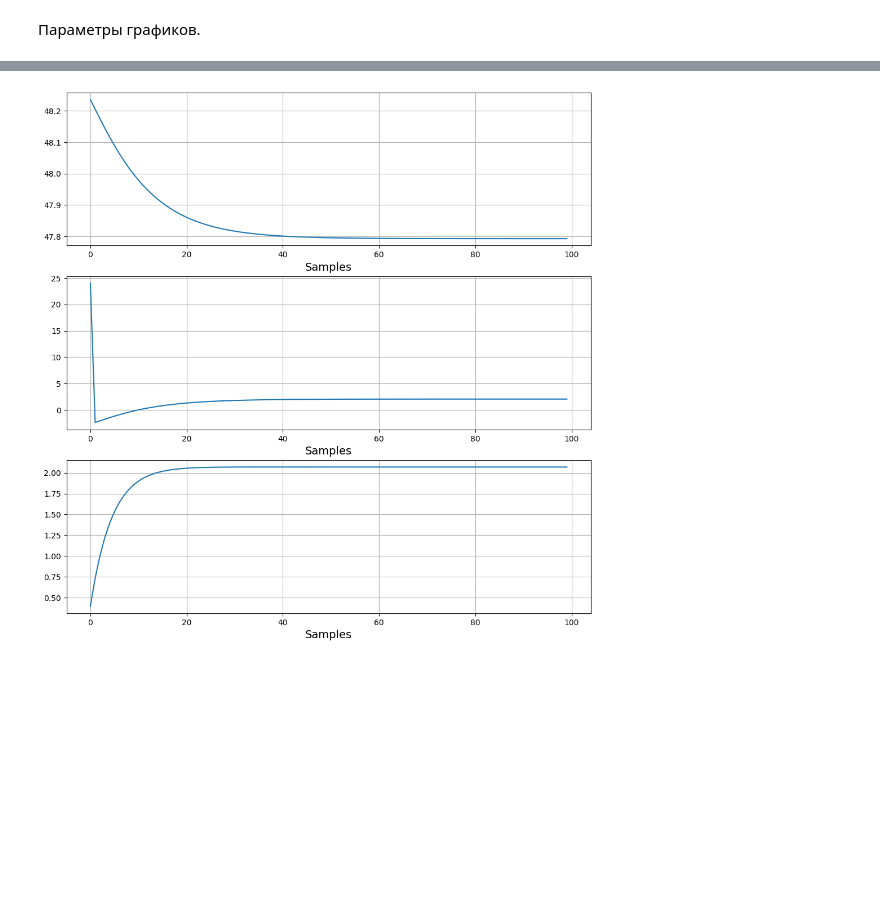
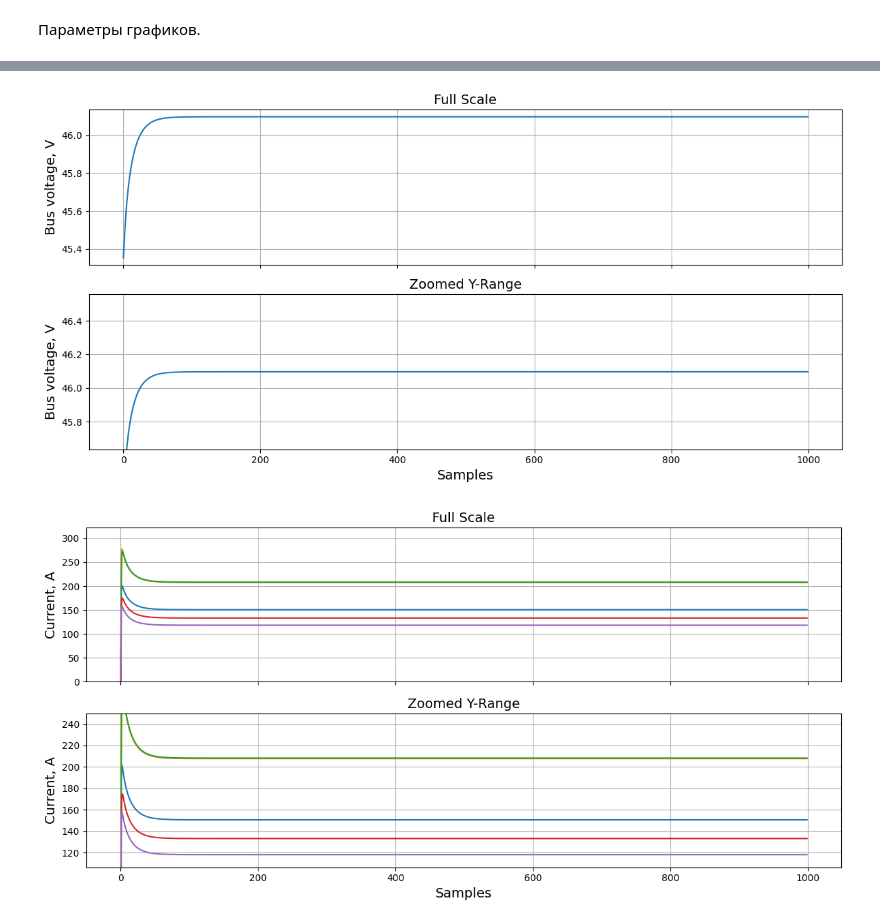
Before and after one commit to romangorbunov91/dc-microgrid, a Jupyter notebook: test_agents.ipynb, the cells around one changed output, grey strips where cells are left out. Cells and saved outputs as stored; diff of their text form; code cells hidden in the pictures; blank space fills up the shorter version.

```diff
--- a/test_agents.ipynb
+++ b/test_agents.ipynb
@@ -55,20 +82,0 @@ for n in range(N_STEPS):
-# %%
-i_load = 0.0
-
-
-
-source_current = np.zeros(N_STEP)
-load_current = np.zeros(N_STEP)
-bus_voltage = np.zeros(N_STEP)
-for n in range(N_STEP):
-    if n==0:
-        source_current[n] = source_model.step(u=Ubus_init, Uref=Ubus_nom)
-        load_current[n] = load_model.step(u=Ubus_init)
-    else:
-        source_current[n] = source_model.step(u=bus_voltage[n-1], Uref=Ubus_nom)
-        load_current[n] = load_model.step(u=bus_voltage[n-1])
-
-    if n==0:
-        print(bus_voltage[n])
-        print(source_current[n])
-        print(load_current[n])
@@ -139,14 +83,49 @@ print(load_current)
 # %%
-plot_vars = [bus_voltage, source_current, load_current]
+fig, (ax1, ax2) = plt.subplots(2, 1, figsize=(12, 6), sharex=True)
 
-fig, axs = plt.subplots(nrows=3, ncols=1, figsize=user_figsize)
+# Full-scale plot
+ax1.plot(bus_voltage)
+ax1.set_ylabel('Bus voltage, V', fontsize=user_fontsize)
+ax1.set_title('Full Scale', fontsize=user_fontsize)
+ax1.grid(True)
 
-for idx, ax in enumerate(axs):
-    ax.plot(plot_vars[idx])
-    ax.set_xlabel('Samples', fontsize=user_fontsize)
-    #ax.set_ylabel(user_ylabel[idx], fontsize=user_fontsize)
-    ax.axes.grid(True)
-    #ax.legend()
+# Zoomed y-range plot
+ax2.plot(bus_voltage)
+ax2.set_xlabel('Samples', fontsize=user_fontsize)
+ax2.set_ylabel('Bus voltage, V', fontsize=user_fontsize)
+ax2.set_title('Zoomed Y-Range', fontsize=user_fontsize)
+ax2.grid(True)
+
+# Set narrow y-limits (adjust ymin and ymax based on your data!)
+ymin, ymax = bus_voltage[-1]*0.99, bus_voltage[-1]*1.01
+ax2.set_ylim(ymin, ymax)
+
+plt.tight_layout()
 plt.show()
 # %% [output]
-[figure, old version]
+[figure, new version]
+# %%
+fig, (ax1, ax2) = plt.subplots(2, 1, figsize=(12, 6), sharex=True)
+
+# Full-scale plot
+ax1.plot(source_currents)
+ax1.set_ylabel('Current, A', fontsize=user_fontsize)
+ax1.set_title('Full Scale', fontsize=user_fontsize)
+ax1.grid(True)
+ax1.set_ylim(bottom=0)
+
+# Zoomed y-range plot
+ax2.plot(source_currents)
+ax2.set_xlabel('Samples', fontsize=user_fontsize)
+ax2.set_ylabel('Current, A', fontsize=user_fontsize)
+ax2.set_title('Zoomed Y-Range', fontsize=user_fontsize)
+ax2.grid(True)
+
+# Set narrow y-limits (adjust ymin and ymax based on your data!)
+ymin, ymax = source_currents[-1].min()*0.9, source_currents[-1].max()*1.2
+ax2.set_ylim(ymin, ymax)
+
+plt.tight_layout()
+plt.show()
+# %% [output]
+[figure, added]
```
Also changed, not shown: parts of 7 cells of this notebook, 1 other file.
